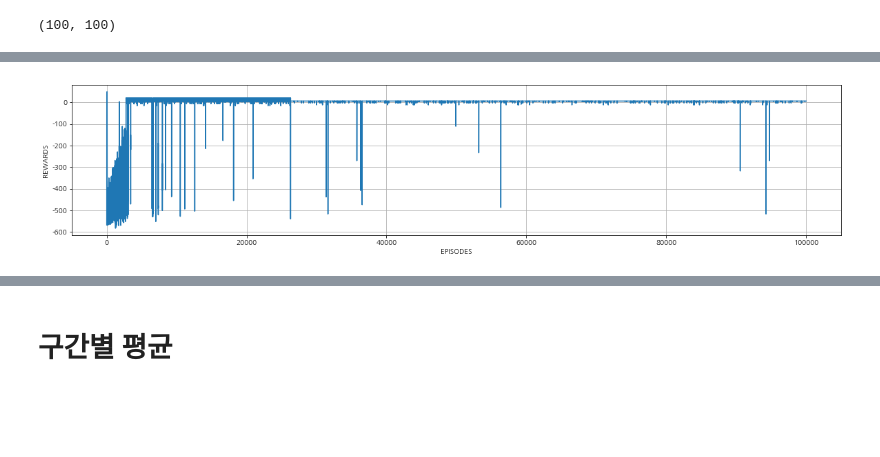
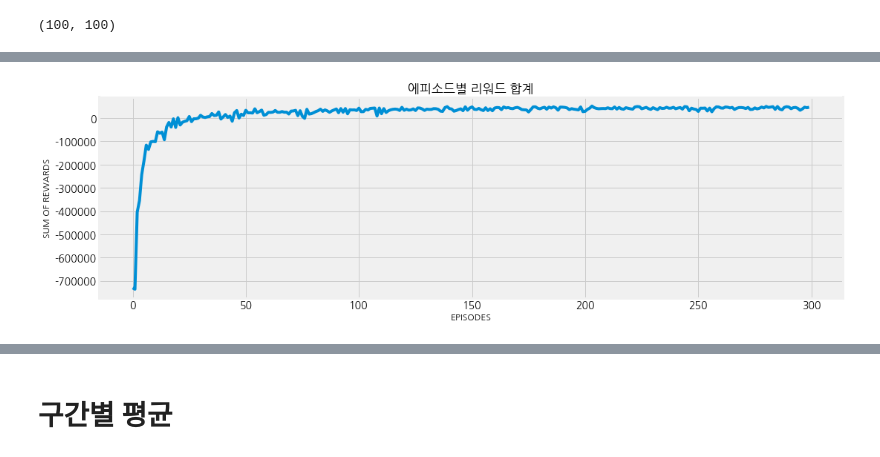
Before and after one commit to zerojsh00/Reinforcement-Learning, a Jupyter notebook: gym-inventory-master/Inventory Q-learning _ pytorch.ipynb, the cells around one changed output, grey strips where cells are left out. Cells and saved outputs as stored; diff of their text form; code cells hidden in the pictures; blank space fills up the shorter version.

```diff
--- a/gym-inventory-master/Inventory Q-learning _ pytorch.ipynb
+++ b/gym-inventory-master/Inventory Q-learning _ pytorch.ipynb
@@ -1,6 +1,13 @@
 # %%
 import numpy as np
 import matplotlib.pyplot as plt
+plt.style.use('fivethirtyeight')
+plt.rc('font', size = 17)
+plt.rc('axes', titlesize = 17)
+plt.rc('xtick', labelsize = 14)
+plt.rc('ytick', labelsize = 14)
+plt.rc('legend', fontsize = 14)
+
 
 %matplotlib inline
 import gym
@@ -113,7 +167,7 @@ inventory = Environment()
 # %%
-GAMMA = 0.99 # 시간할인율
+GAMMA = 0.9 # 시간할인율
 ETA = 0.3 # 학습률
-MAX_STEPS = 30 # 1에피소드당 최대 단계 수
-NUM_EPISODES = 100000 # 최대 에피소드 수
+MAX_STEPS = 365 # 1에피소드당 최대 단계 수
+NUM_EPISODES = 300 # 최대 에피소드 수
-# %%
-idx, rewards_list = inventory.run()
+# %%
+rewards_sum_list, rewards_avg_list = inventory.train()
@@ -120,12 +194,14 @@ idx, rewards_list = inventory.run()
 # %%
-plt.rcParams["figure.figsize"] = (20,4)
+plt.rcParams["figure.figsize"] = (16,5)
 
 fig, ax = plt.subplots()
-ax.plot([num for num in range(NUM_EPISODES)], rewards_list)
+ax.plot([num for num in range(NUM_EPISODES)], rewards_sum_list)
+
 ax.set_xlabel('EPISODES')
-ax.set_ylabel('REWARDS')
+ax.set_ylabel('SUM OF REWARDS')
 ax.grid(True)
+ax.set_title('에피소드별 리워드 합계')
 
 plt.show()
 # %% [output]
-[figure, old version]
+[figure, new version]
```
Also changed, not shown: parts of 17 cells of this notebook.
